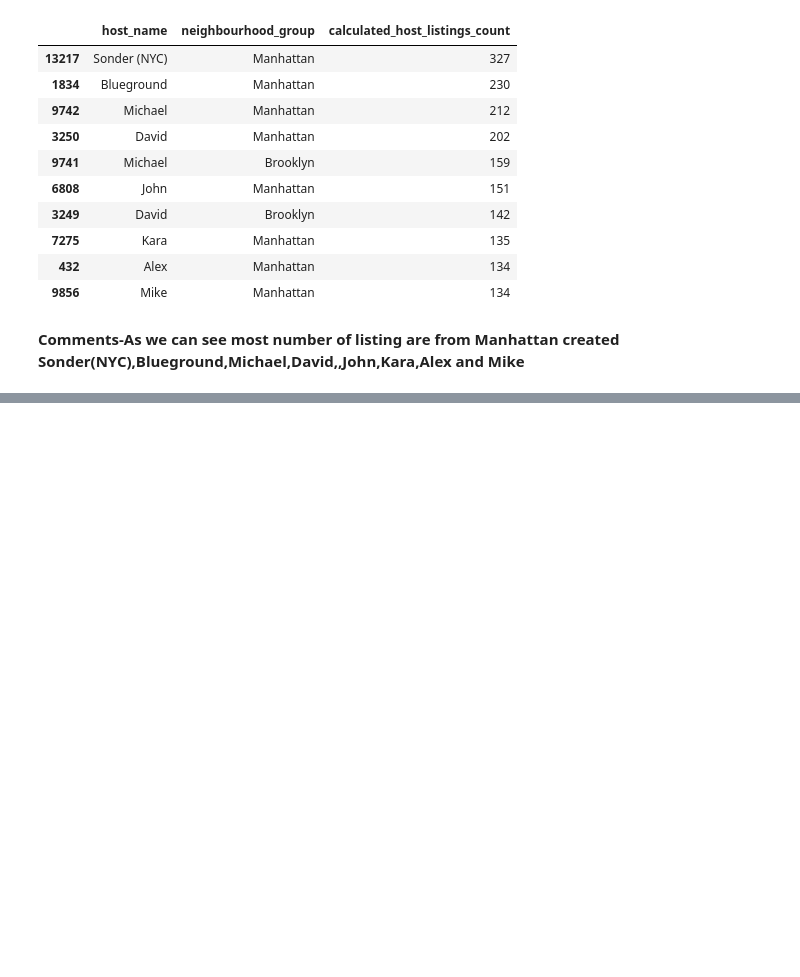
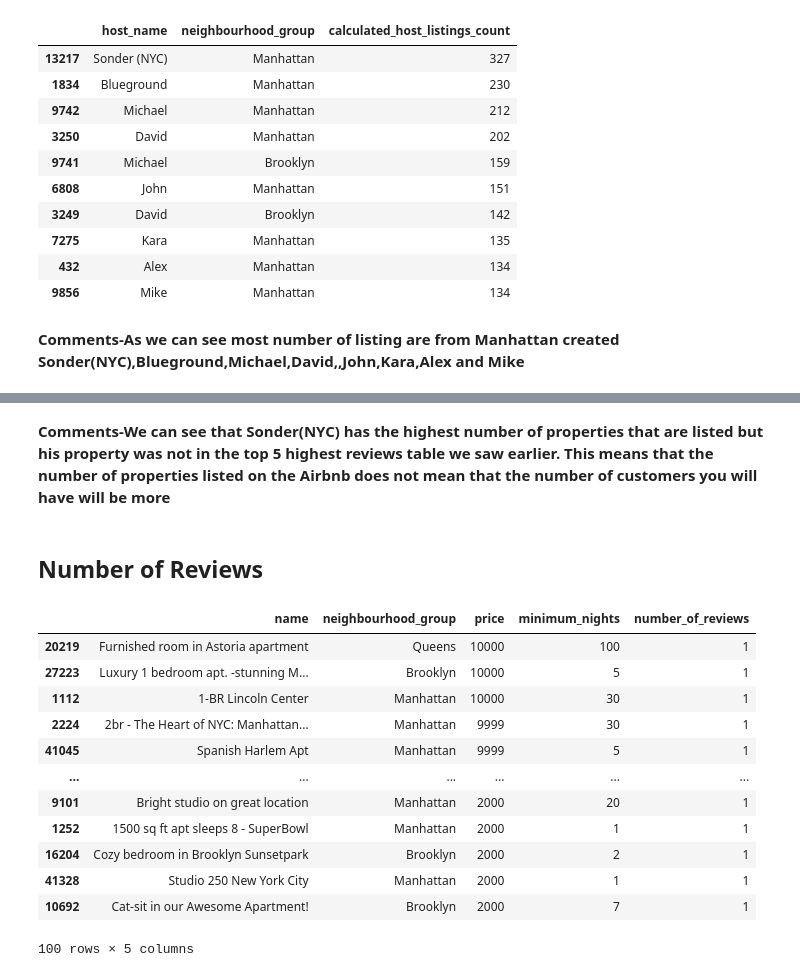
Before and after one commit to Aniket-Satpute/Airbnb-Booking-Analysis, a Jupyter notebook: airbnb_booking_analysis_aniket.ipynb, the cells around one changed output, grey strips where cells are left out. Saved outputs shown, nothing was run; the diff lists cells and outputs as text; code cells hidden in the pictures; blank space fills up the shorter version.

```diff
--- a/airbnb_booking_analysis_aniket.ipynb
+++ b/airbnb_booking_analysis_aniket.ipynb
@@ -233,0 +245,23 @@ hosts_area.sort_values(by='calculated_host_listings_count', ascending=False).hea
+# %% [markdown]
+**Comments-We can see that Sonder(NYC) has the highest number of properties that are listed but his property was not in the top 5 highest reviews table we saw earlier.
+This means that the number of properties listed on the Airbnb does not mean that the number of customers you will have will be more**
+# %% [markdown]
+## **Number of Reviews**
+# %%
+areas_reviews=ABA.groupby(['name','neighbourhood_group','price','minimum_nights'])['number_of_reviews'].count().reset_index()
+price_reviews1=areas_reviews.sort_values(by='price',ascending=False).head(100)
+price_reviews1
+# %% [output]
+|  | name | neighbourhood_group | price | minimum_nights | number_of_reviews |
+| 20219 | Furnished room in Astoria apartment | Queens | 10000 | 100 | 1 |
+| 27223 | Luxury 1 bedroom apt. -stunning M... | Brooklyn | 10000 | 5 | 1 |
+| 1112 | 1-BR Lincoln Center | Manhattan | 10000 | 30 | 1 |
+| 2224 | 2br - The Heart of NYC: Manhattan... | Manhattan | 9999 | 30 | 1 |
+| 41045 | Spanish Harlem Apt | Manhattan | 9999 | 5 | 1 |
+| ... | ... | ... | ... | ... | ... |
+| 9101 | Bright studio on great location | Manhattan | 2000 | 20 | 1 |
+| 1252 | 1500 sq ft apt sleeps 8 - SuperBowl | Manhattan | 2000 | 1 | 1 |
+| 16204 | Cozy bedroom in Brooklyn Sunsetpark | Brooklyn | 2000 | 2 | 1 |
+| 41328 | Studio 250 New York City | Manhattan | 2000 | 1 | 1 |
+| 10692 | Cat-sit in our Awesome Apartment! | Brooklyn | 2000 | 7 | 1 |
+100 rows × 5 columns
```
Also changed, not shown: parts of 3 cells of this notebook.
